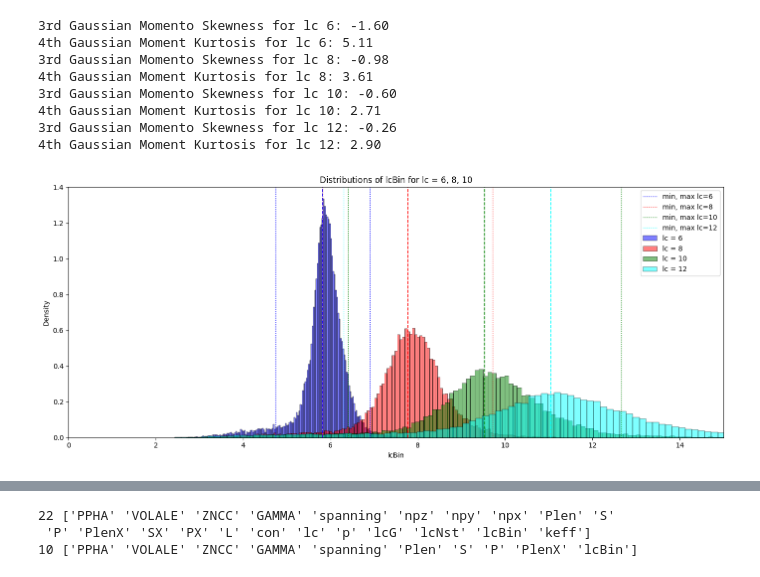
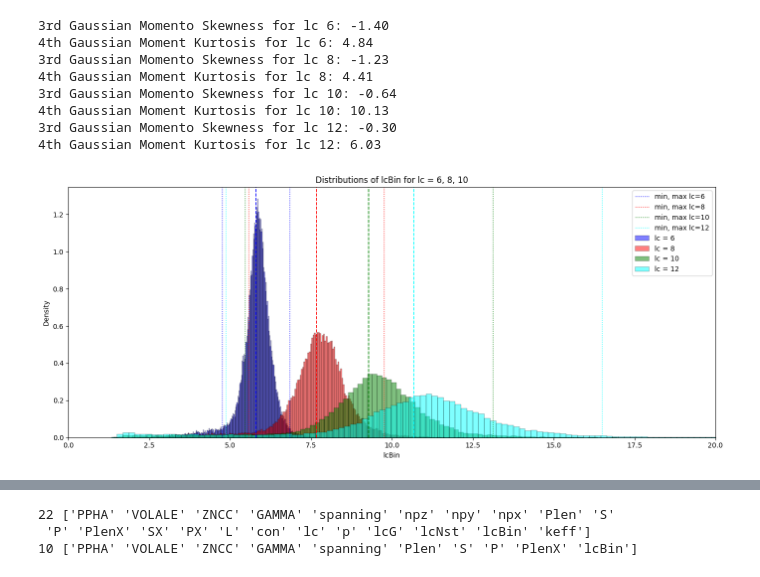
Before and after one commit to XxkmoxX/ml-permeability-prediction, a Jupyter notebook: notebooks/3D_exploratory_data_analisys.ipynb, the cells around one changed output, grey strips where cells are left out. Drawn from its saved outputs; the diff is of its cells as text; code cells hidden in the pictures.

```diff
--- a/notebooks/3D_exploratory_data_analisys.ipynb
+++ b/notebooks/3D_exploratory_data_analisys.ipynb
@@ -6,8 +6,8 @@ import matplotlib.pyplot as plt
 import seaborn as sns
 from scipy.stats import skew, kurtosis
 
-bins='auto'
-data = pd.read_csv('csv back/ind_output_3D_v4_filtered.csv')
+bins=300
+data = pd.read_csv('/home/chris/projects/ml-permeability-prediction/raw_data/ind_output_3D_v4.csv')
 
 def calculate_stats(data, lc_value, column='lcBin'):
     subset = data[data['lc'] == lc_value]
@@ -21,40 +21,40 @@ def calculate_stats(data, lc_value, column='lcBin'):
 
 lc_values = [6,8,10,12]
 
 stats = {}
 for lc in lc_values:
     stats[lc] = calculate_stats(data, lc)
 
 # Filter data by connectivity structure
 data_ics = data[data['con'] == 1]
 data_hcs = data[data['con'] == 2]
 data_lcs = data[data['con'] == 3]
 
 plt.figure(figsize=(14, 6))
 colors = ['blue', 'red', 'green', 'cyan']
 for i, lc in enumerate(lc_values):
     subset, mean, std, minlim, maxlim, skewness, kurt = stats[lc]
     sns.histplot(subset['lcBin'], bins=bins, kde=False, color=colors[i], alpha=0.5, label=f'lc = {lc}', stat="density")
     plt.axvline(x=mean, color=colors[i], linewidth=1.2, linestyle='--')
     plt.axvline(x=minlim, color=colors[i], linewidth=1, linestyle=':', label=f'min, max lc={lc}')
     plt.axvline(x=maxlim, color=colors[i], linewidth=1, linestyle=':')
     print(f'3rd Gaussian Momento Skewness for lc {lc}: {skewness:.2f}')
     print(f'4th Gaussian Moment Kurtosis for lc {lc}: {kurt:.2f}')
 
 plt.legend()
 plt.xlabel('lcBin')
 #plt.ylabel('Relative frequency')
 plt.title(f'Distributions of lcBin for lc = {lc_values[0]}, {lc_values[1]}, {lc_values[2]}')#, {lc_values[3]}')
-plt.xlim(0, 15)
+plt.xlim(0, 20)
 plt.tight_layout()
 plt.show()
 # %% [output]
-3rd Gaussian Momento Skewness for lc 6: -1.60
-4th Gaussian Moment Kurtosis for lc 6: 5.11
-3rd Gaussian Momento Skewness for lc 8: -0.98
-4th Gaussian Moment Kurtosis for lc 8: 3.61
-3rd Gaussian Momento Skewness for lc 10: -0.60
-4th Gaussian Moment Kurtosis for lc 10: 2.71
-3rd Gaussian Momento Skewness for lc 12: -0.26
-4th Gaussian Moment Kurtosis for lc 12: 2.90
+3rd Gaussian Momento Skewness for lc 6: -1.40
+4th Gaussian Moment Kurtosis for lc 6: 4.84
+3rd Gaussian Momento Skewness for lc 8: -1.23
+4th Gaussian Moment Kurtosis for lc 8: 4.41
+3rd Gaussian Momento Skewness for lc 10: -0.64
+4th Gaussian Moment Kurtosis for lc 10: 10.13
+3rd Gaussian Momento Skewness for lc 12: -0.30
+4th Gaussian Moment Kurtosis for lc 12: 6.03
-[figure, old version]
+[figure, new version]
```
Also changed, not shown: parts of 5 cells of this notebook, 5 other files.
